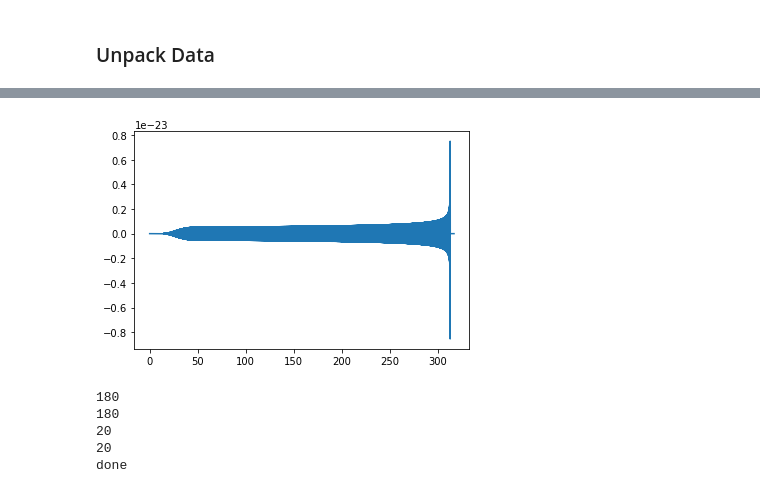
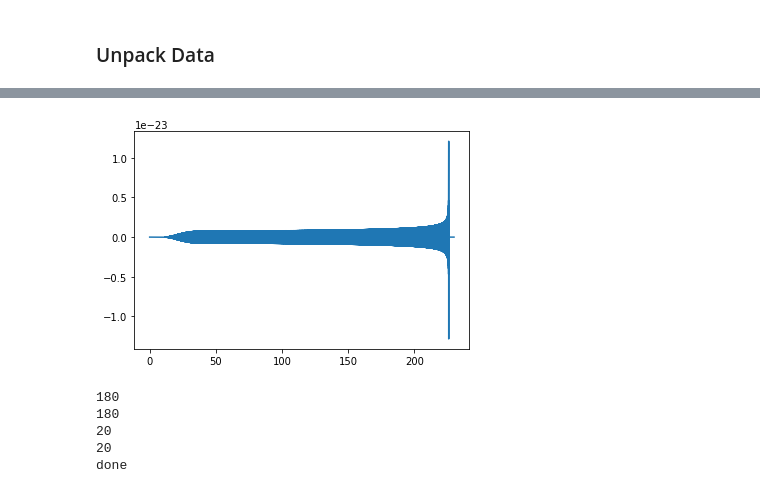
Before and after one commit to bpiotrzkowski/Example-Codes, a Jupyter notebook: gwPaPa-master/gwPapa_Waveform_Classifier-Gaussian-Noise.ipynb, the cells around one changed output, grey strips where cells are left out. Drawn from its saved outputs; the diff is of its cells as text; code cells hidden in the pictures.

```diff
--- a/gwPaPa-master/gwPapa_Waveform_Classifier-Gaussian-Noise.ipynb
+++ b/gwPaPa-master/gwPapa_Waveform_Classifier-Gaussian-Noise.ipynb
@@ -57,17 +55,17 @@ injections_BBH[2]
  <pycbc.types.timeseries.TimeSeries at 0x...>]
 # %%
-sample_rate=4096
+sample_rate=1/injections_BBH[0][0]['deltaT']#4096
 t=np.arange(0,400,1/sample_rate)
 
 try:
     d0 =injections_BNS_check[2][1]
     t0 = np.arange(0,len(d0)/sample_rate,1/sample_rate)
     plt.plot(t0,d0)
     plt.show()
 except:
     pass
 # %% [output]
-[figure, old version]
+[figure, new version]
 # %%
 num_BNS_injections=len(injections_BNS)
 num_BBH_injections=len(injections_BBH)
```
Also changed, not shown: parts of 12 cells of this notebook, 2 other files.
